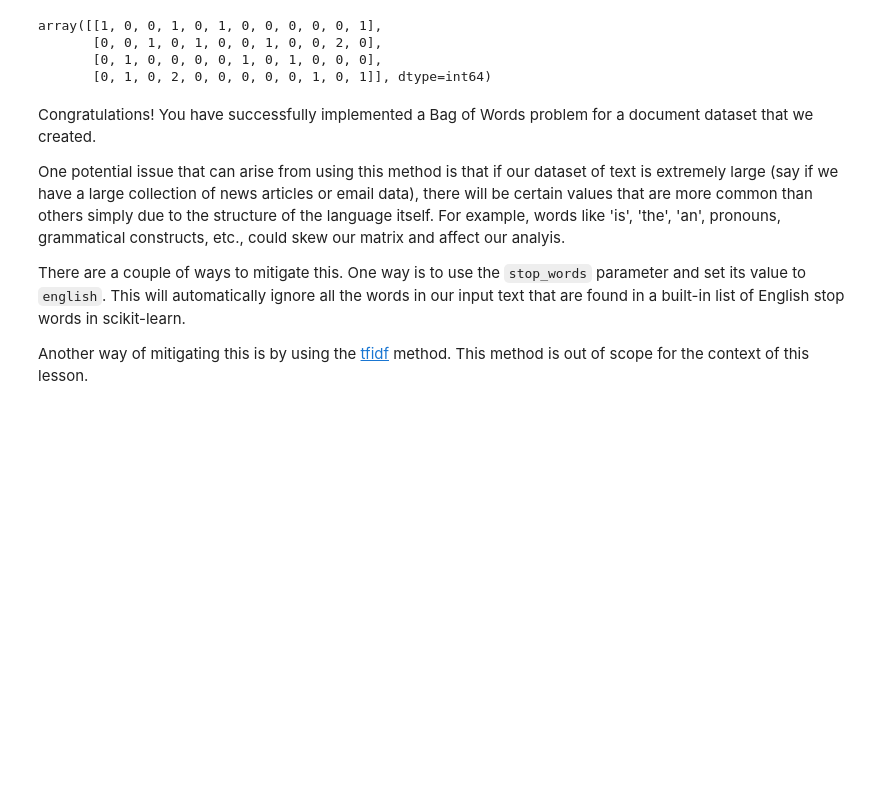
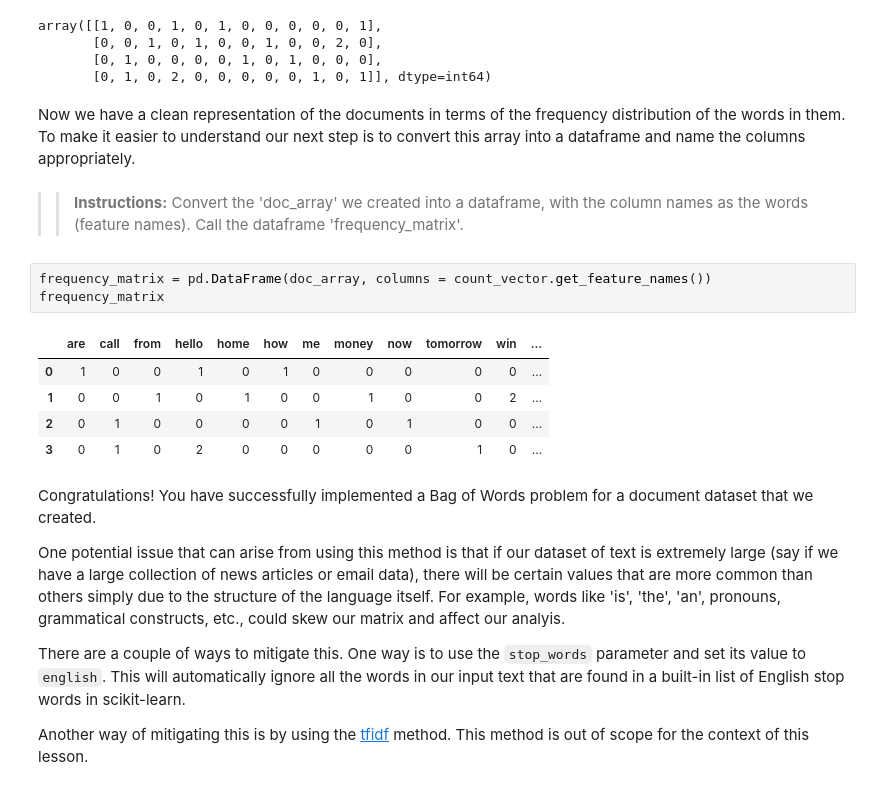
Before and after one commit to dimtirie13/machine_learning, a Jupyter notebook: spam_classifier/Bayesian_Inference.ipynb, the cells around one changed output. Saved outputs shown, nothing was run; the diff lists cells and outputs as text; blank space fills up the shorter version.

```diff
--- a/spam_classifier/Bayesian_Inference.ipynb
+++ b/spam_classifier/Bayesian_Inference.ipynb
@@ -317,6 +317,20 @@ array([[1, 0, 0, 1, 0, 1, 0, 0, 0, 0, 0, 1],
        [0, 0, 1, 0, 1, 0, 0, 1, 0, 0, 2, 0],
        [0, 1, 0, 0, 0, 0, 1, 0, 1, 0, 0, 0],
        [0, 1, 0, 2, 0, 0, 0, 0, 0, 1, 0, 1]], dtype=int64)
+# %% [markdown]
+Now we have a clean representation of the documents in terms of the frequency distribution of the words in them. To make it easier to understand our next step is to convert this array into a dataframe and name the columns appropriately.
+# %% [markdown]
+>>**Instructions:**
+Convert the 'doc_array' we created into a dataframe, with the column names as the words (feature names). Call the dataframe 'frequency_matrix'.
+# %%
+frequency_matrix = pd.DataFrame(doc_array, columns = count_vector.get_feature_names())
+frequency_matrix
+# %% [output]
+|  | are | call | from | hello | home | how | me | money | now | tomorrow | win | ... |
+| 0 | 1 | 0 | 0 | 1 | 0 | 1 | 0 | 0 | 0 | 0 | 0 | ... |
+| 1 | 0 | 0 | 1 | 0 | 1 | 0 | 0 | 1 | 0 | 0 | 2 | ... |
+| 2 | 0 | 1 | 0 | 0 | 0 | 0 | 1 | 0 | 1 | 0 | 0 | ... |
+| 3 | 0 | 1 | 0 | 2 | 0 | 0 | 0 | 0 | 0 | 1 | 0 | ... |
 # %% [markdown]
 Congratulations! You have successfully implemented a Bag of Words problem for a document dataset that we created.
 
```
Also changed, not shown: parts of 31 cells of this notebook.
